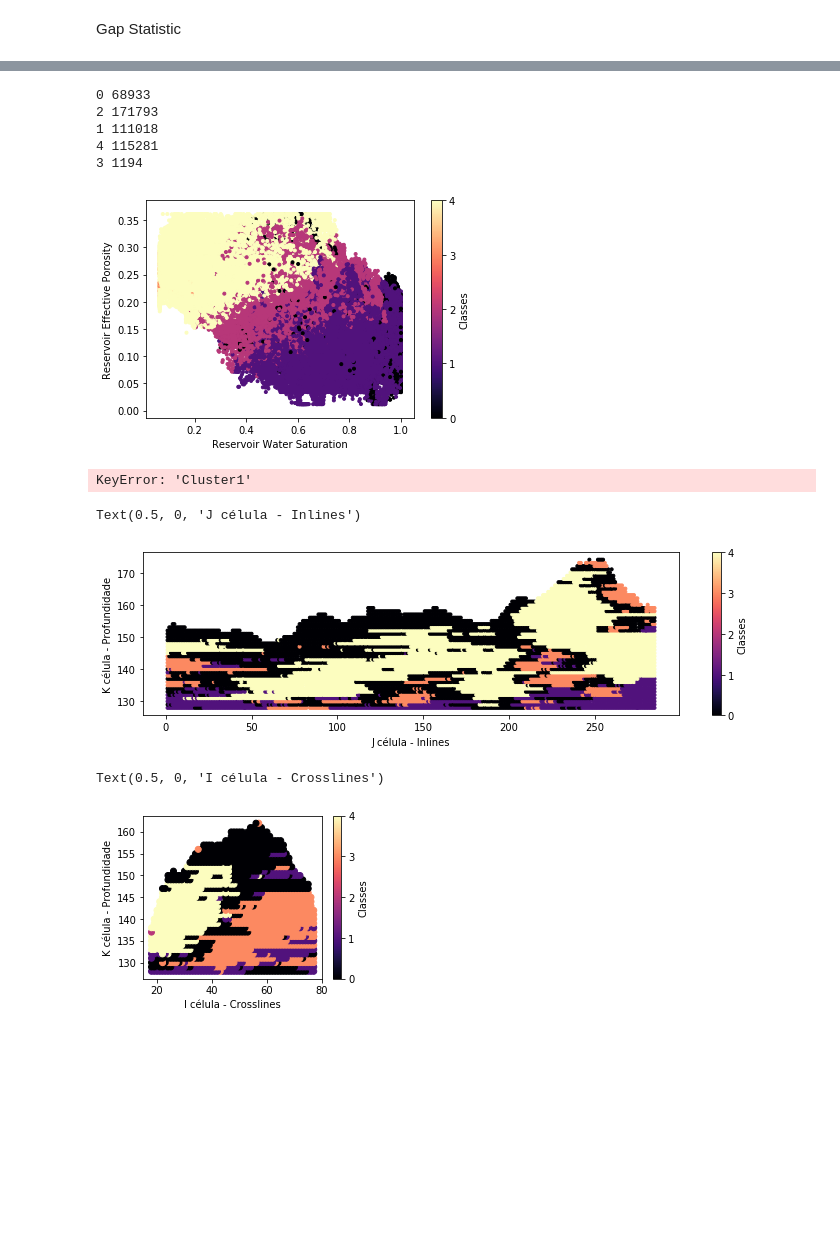
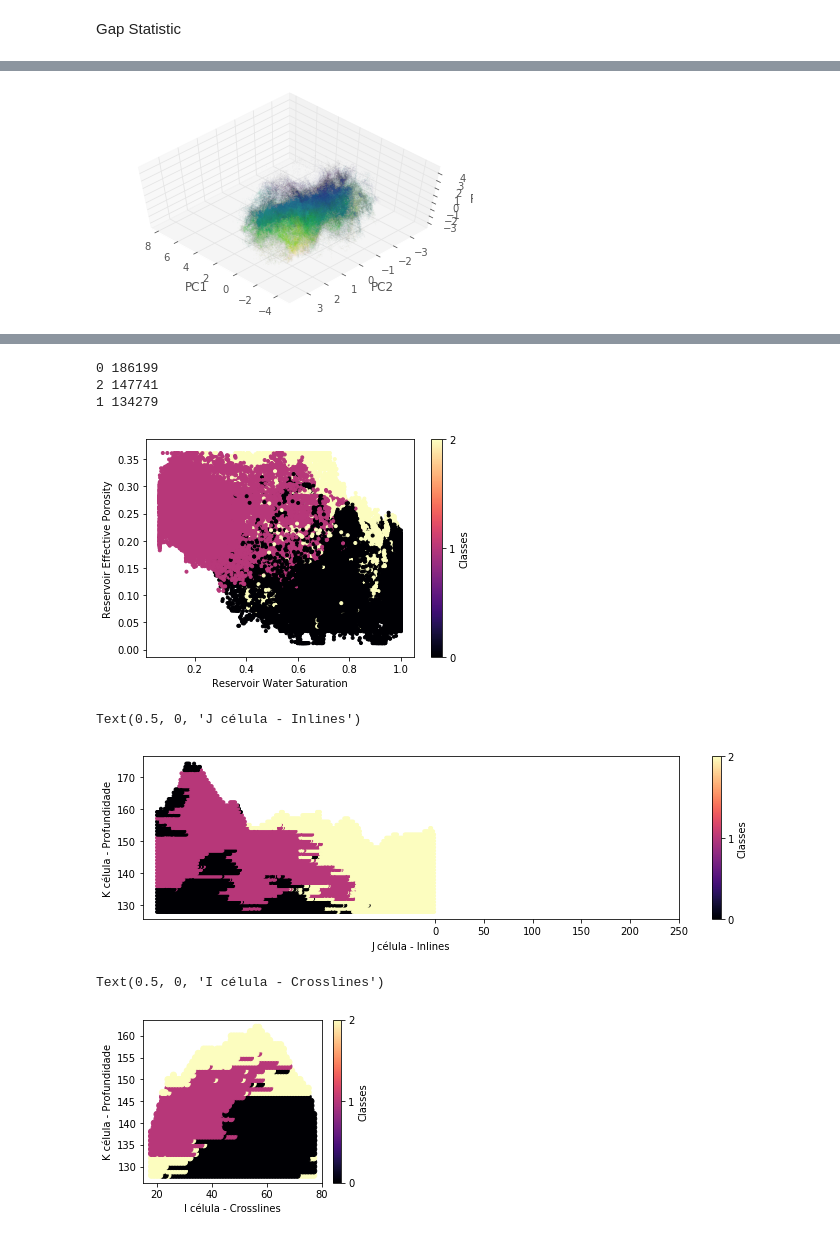
Before and after one commit to jralha/campob, a Jupyter notebook: kmeans.ipynb, the cells around one changed output, grey strips where cells are left out. Cells and saved outputs as stored; diff of their text form; code cells hidden in the pictures; blank space fills up the shorter version.

```diff
--- a/kmeans.ipynb
+++ b/kmeans.ipynb
@@ -2,8 +2,10 @@
 import pandas as pd
 import numpy as np
 import matplotlib.pyplot as plt
+from mpl_toolkits.mplot3d import Axes3D
 from tqdm.auto import tqdm
-%matplotlib inline
+import seaborn as sns
+sns.set()
 # %% [markdown]
 Data Analysis
 # %%
@@ -22,8 +25,8 @@ from sklearn.cluster import *
 from sklearn import preprocessing
 from sklearn.decomposition import PCA
 # %%
-data0=preprocessing.scale(res[['SW','phie','GR','ILD','RHOB']])
-data1=preprocessing.scale(res[['SW','phie']])
+data0=preprocessing.scale(res[['SW','phie','GR','ILD','RHOB','X','Y','Z']])
 # %%
 pca = PCA(n_components=3)
-pca0 = pca.fit_transform(data0)
+pcs = pca.fit_transform(data0).T
+np.sum(pca.explained_variance_ratio_)
@@ -44,3 +48,14 @@ plt.scatter(pca0.T[0],pca0.T[1],c=res['phie'])
+# %%
+fig = plt.figure()
+ax = fig.add_subplot(111, projection='3d')
+ax.scatter(pcs[0],pcs[1],pcs[2],c=res['SW'],zdir='z',depthshade=True,s=0.0001)
+ax.view_init(60, 135)
+plt.xlabel('PC1')
+plt.ylabel('PC2')
+ax.set_zlabel('PC3')
+plt.draw()
+# %% [output]
+[figure, added]
 # %%
 def gap_stat(data,nrefs=10,maxk=10):
     st_k=[]
@@ -74,46 +91,37 @@ def gap_stat(data,nrefs=10,maxk=10):
 # %%
-kmeans = KMeans(5,init='k-means++')
+kmeans = KMeans(3,init='k-means++')
 new_data = res.copy()
-new_data['Cluster0']=kmeans.fit_predict(pca0)
+new_data['Cluster0']=kmeans.fit_predict(pcs.T)
 clusters0=new_data['Cluster0']
 # %%
 for i in new_data['Cluster0'].unique():
     print(i, len(new_data.loc[new_data['Cluster0'] == i]))
 # %% [output]
-0 68933
-2 171793
-1 111018
-4 115281
-3 1194
+0 186199
+2 147741
+1 134279
 # %%
+%matplotlib inline
 plt.scatter(res['SW'],res['phie'],c=new_data['Cluster0'],marker='.',cmap='magma')
 plt.xlabel('Reservoir Water Saturation')
 plt.ylabel('Reservoir Effective Porosity')
 plt.colorbar(ticks=[0,1,2,3,4],spacing='uniform',label='Classes')
 plt.show()
 # %% [output]
-[figure, old version]
+[figure, new version]
-# %%
-plt.scatter(res['SW'],res['phie'],c=new_data['Cluster1'],marker='.',cmap='magma')
-plt.xlabel('Reservoir Water Saturation')
-plt.ylabel('Reservoir Effective Porosity')
-plt.colorbar(ticks=[0,1,2,3,4],spacing='uniform',label='Classes')
-plt.show()
-# %% [output]
-KeyError: 'Cluster1'
 # %%
 j_slice=int((np.max(new_data['j']))/2)
 j_slice_data=new_data.loc[new_data['j'] == j_slice]
-xplot = j_slice_data['i']
+xplot = -j_slice_data['i']
 yplot = j_slice_data['k']
 plt.figure(figsize=(12,3))
 plt.scatter(xplot,yplot,c=j_slice_data['Cluster0'],marker='.',cmap='magma')
 plt.colorbar(ticks=[0,1,2,3,4],spacing='uniform',label='Classes')
 plt.ylabel('K célula - Profundidade')
 plt.xlabel('J célula - Inlines')
 # %% [output]
 Text(0.5, 0, 'J célula - Inlines')
-[figure, old version]
+[figure, new version]
 # %%
 i_slice=int((np.max(new_data['i']))/2)
 i_slice_data=new_data.loc[new_data['i'] == i_slice]
@@ -126,7 +134,7 @@ plt.ylabel('K célula - Profundidade')
 plt.xlabel('I célula - Crosslines')
 # %% [output]
 Text(0.5, 0, 'I célula - Crosslines')
-[figure, old version]
+[figure, new version]
 # %%
 k_slice=int((np.median(new_data['k']))/1)
 k_slice_data=new_data.loc[new_data['k'] == k_slice]
```
Also changed, not shown: parts of 9 cells of this notebook, 10 other files.
